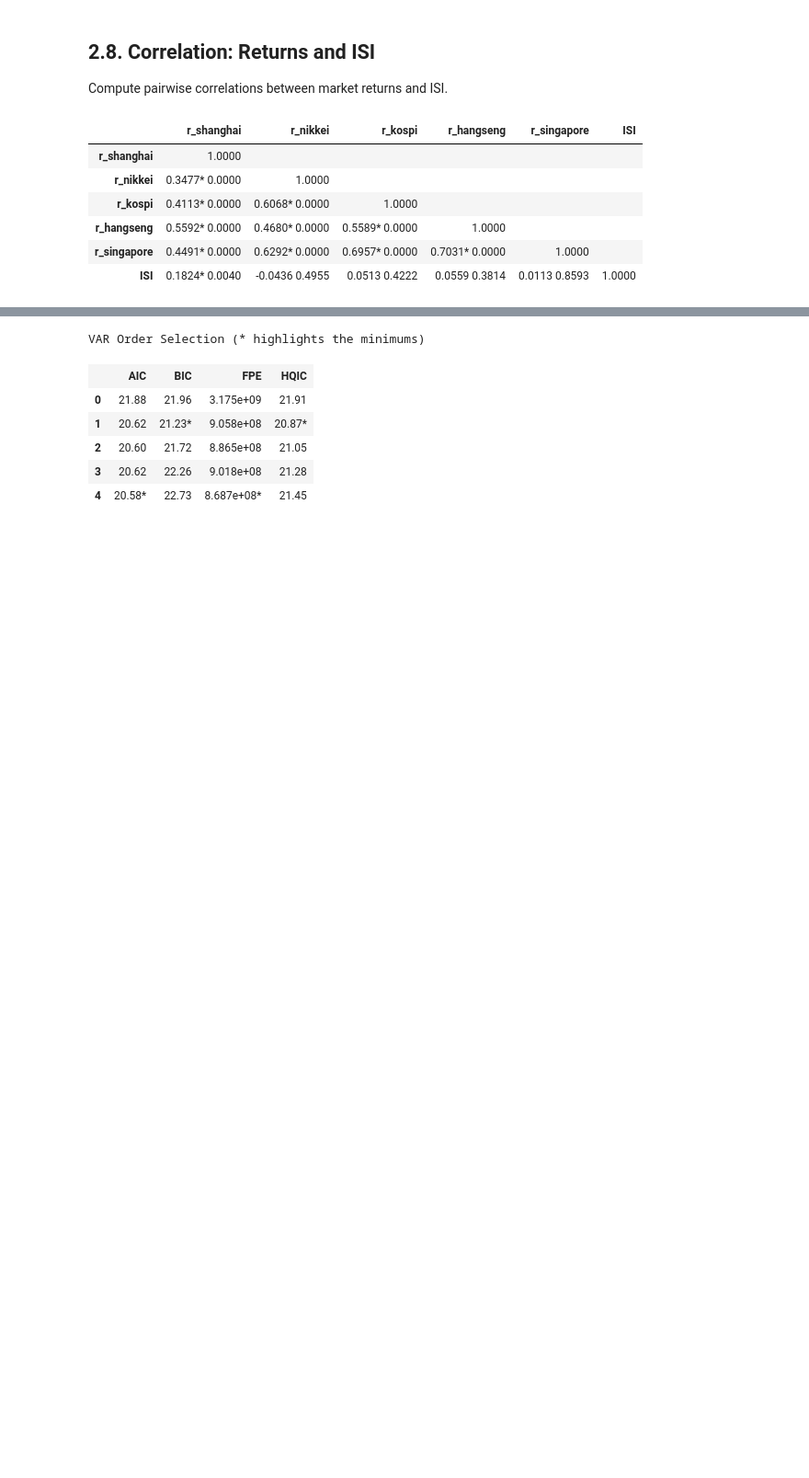
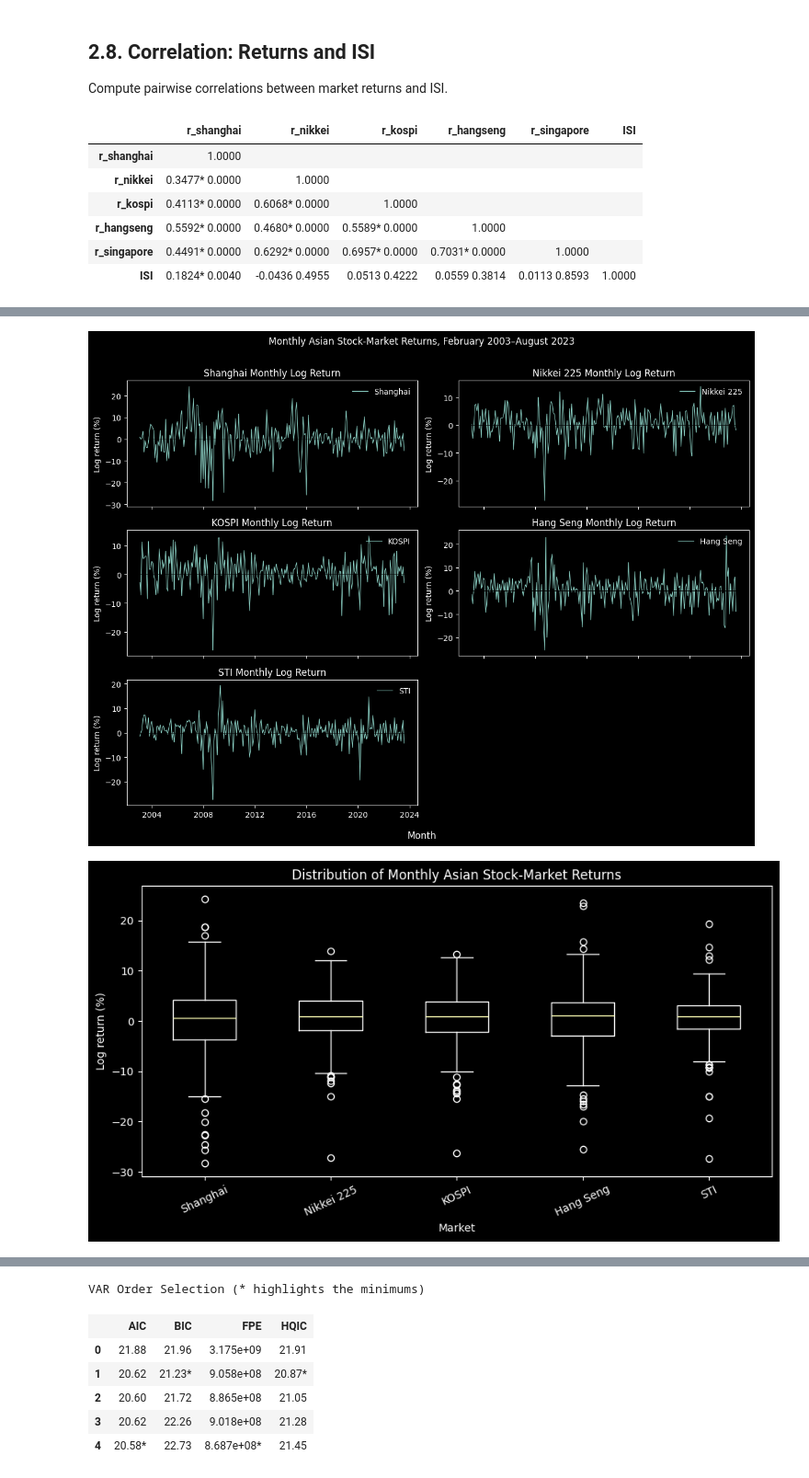
Before and after one commit to yang2094582004-ai/MSIN0114---Dissertation, a Jupyter notebook: Baseline_Analysis_without_SP500.ipynb, the cells around one changed output, grey strips where cells are left out. Shown at 92% size. Saved outputs shown, nothing was run; the diff lists cells and outputs as text; code cells hidden in the pictures; blank space fills up the shorter version.

```diff
--- a/Baseline_Analysis_without_SP500.ipynb
+++ b/Baseline_Analysis_without_SP500.ipynb
@@ -462 +526,28 @@ corr_isi_table = correlation_table_html(
+# %%
+return_plot_vars = eda_vars[:-1]
+return_plot_labels = short_labels[:-1]
+fig, axes = plt.subplots(3, 2, figsize=(12, 9), sharex=True)
+for ax, variable, label in zip(axes.ravel(), return_plot_vars, return_plot_labels):
+    ax.plot(analysis_df["month_dt"], analysis_df[variable], linewidth=0.8, label=label)
+    ax.axhline(0, color="black", linewidth=0.6)
+    ax.set_title(f"{label} Monthly Log Return")
+    ax.set_ylabel("Log return (%)")
+    ax.legend(frameon=False, loc="upper right")
+axes.ravel()[-1].axis("off")
+fig.suptitle("Monthly Asian Stock-Market Returns, February 2003–August 2023", y=1.01)
+fig.supxlabel("Month")
+fig.tight_layout()
+plt.show()
+
+fig, ax = plt.subplots(figsize=(9, 5))
+ax.boxplot([analysis_df[v].dropna() for v in return_plot_vars], tick_labels=return_plot_labels, showfliers=True)
+ax.set_title("Distribution of Monthly Asian Stock-Market Returns")
+ax.set_xlabel("Market")
+ax.set_ylabel("Log return (%)")
+ax.tick_params(axis="x", rotation=25)
+fig.tight_layout()
+plt.show()
+# %% [output]
+[figure, added]
+[figure, added]
 # %% [markdown]
```
Also changed, not shown: parts of 27 cells of this notebook, 14 other files.
